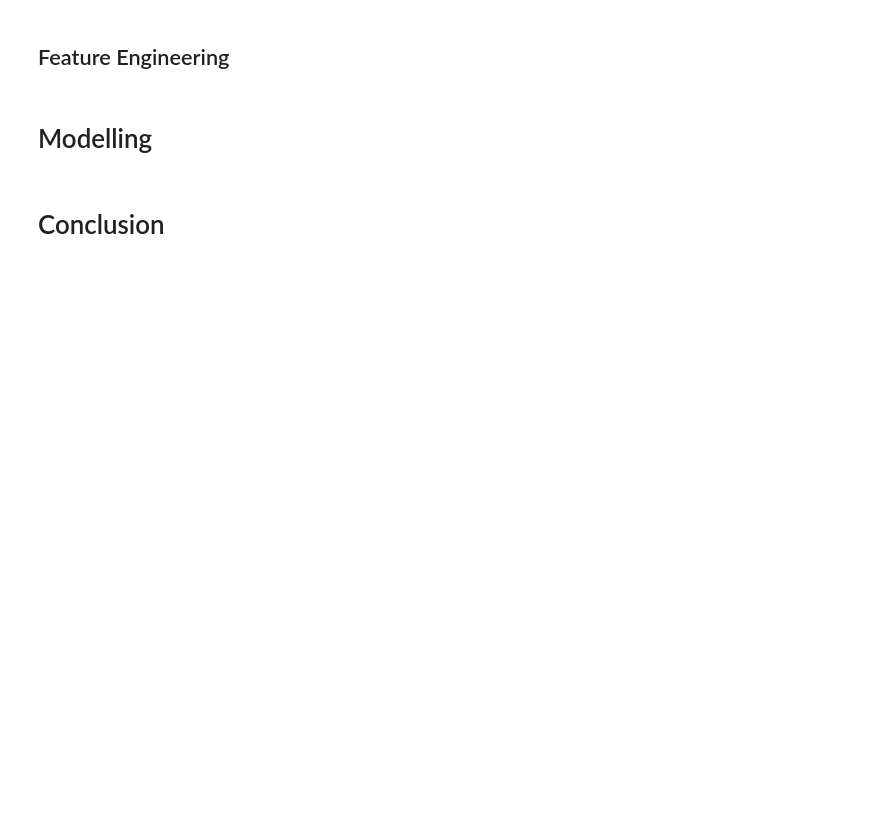
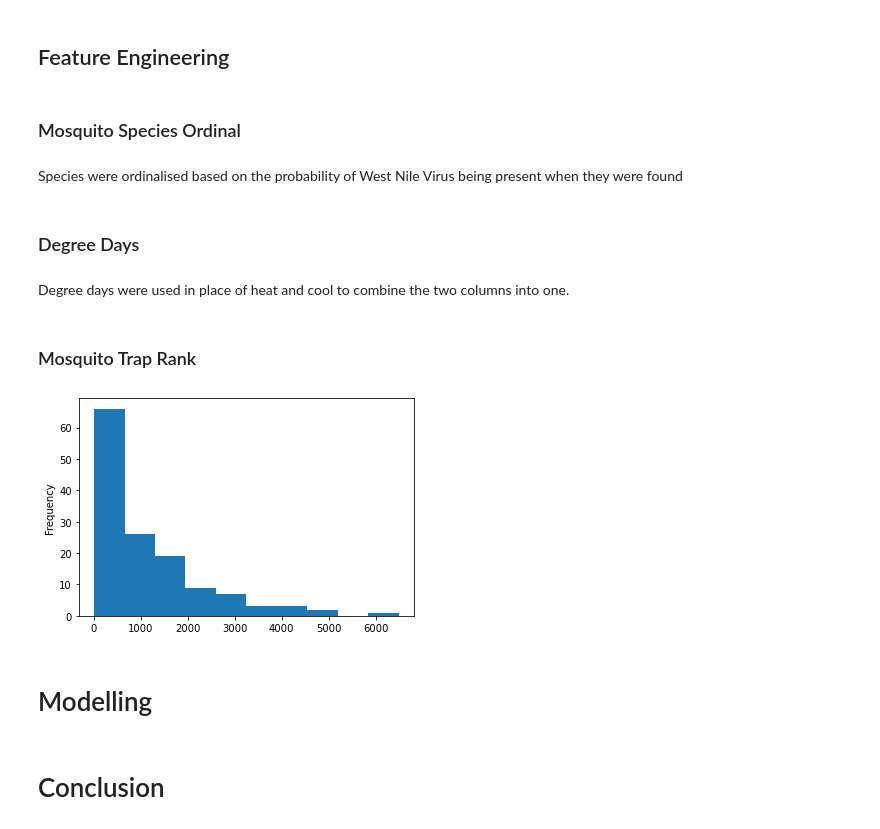
Before and after one commit to kkhalis/project_4, a Jupyter notebook: Project 4 - West Nile Virus Prediction_Bingming.ipynb, the cells around one changed output. Cells and saved outputs as stored; diff of their text form; code cells hidden in the pictures; blank space fills up the shorter version.

```diff
--- a/Project 4 - West Nile Virus Prediction_Bingming.ipynb
+++ b/Project 4 - West Nile Virus Prediction_Bingming.ipynb
@@ -1087,2 +1185,28 @@ plt.scatter(x=train_2013_long_wnv, y=train_2013_lat_wnv, c='yellow', s=15, marke
+# %%
+train_comb.drop(columns = ['longitude', 'latitude'], inplace = True)
 # %% [markdown]
 ## Feature Engineering
+# %% [markdown]
+### Mosquito Species Ordinal
+# %%
+train_comb['species_rank'] = train_comb['species'].map({
+    'CULEX PIPIENS' : 1,
+    'CULEX PIPIENS/RESTUANS' : 2,
+    'CULEX RESTUANS': 3
+})
+train_comb.drop(columns = 'species', inplace = True)
+# %% [markdown]
+Species were ordinalised based on the probability of West Nile Virus being present when they were found
+# %% [markdown]
+### Degree Days
+# %%
+train_comb['deg_days'] = (train_comb['tavg'] - 65)
+train_comb.drop(columns = ['heat', 'cool'], inplace = True)
+# %% [markdown]
+Degree days were used in place of heat and cool to combine the two columns into one.
+# %% [markdown]
+### Mosquito Trap Rank
+# %%
+train_comb.groupby(['trap'])['nummosquitos'].sum().sort_values(ascending = False).plot(kind = 'hist');
+# %% [output]
+[figure, added]
```
Also changed, not shown: parts of 47 cells of this notebook.
